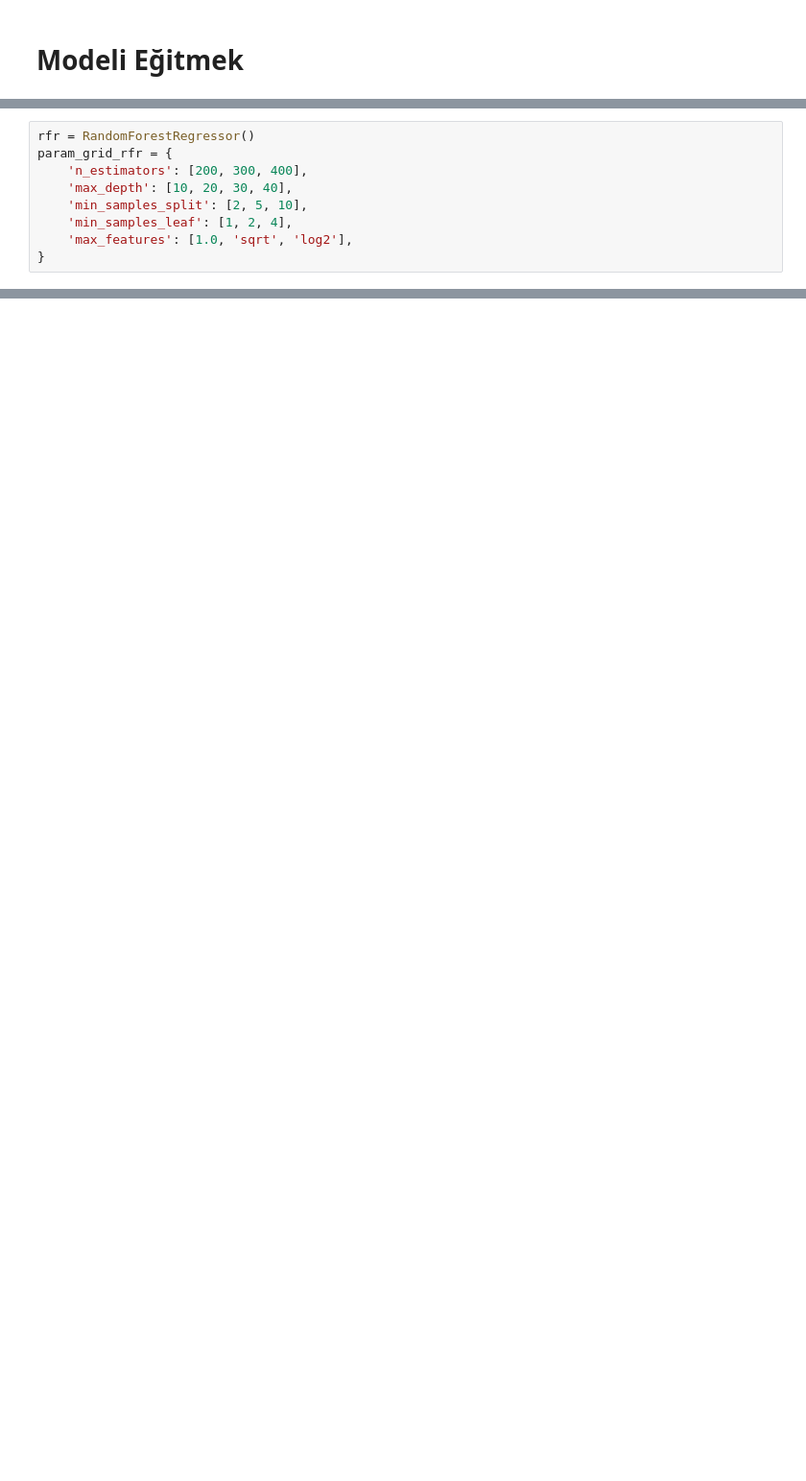
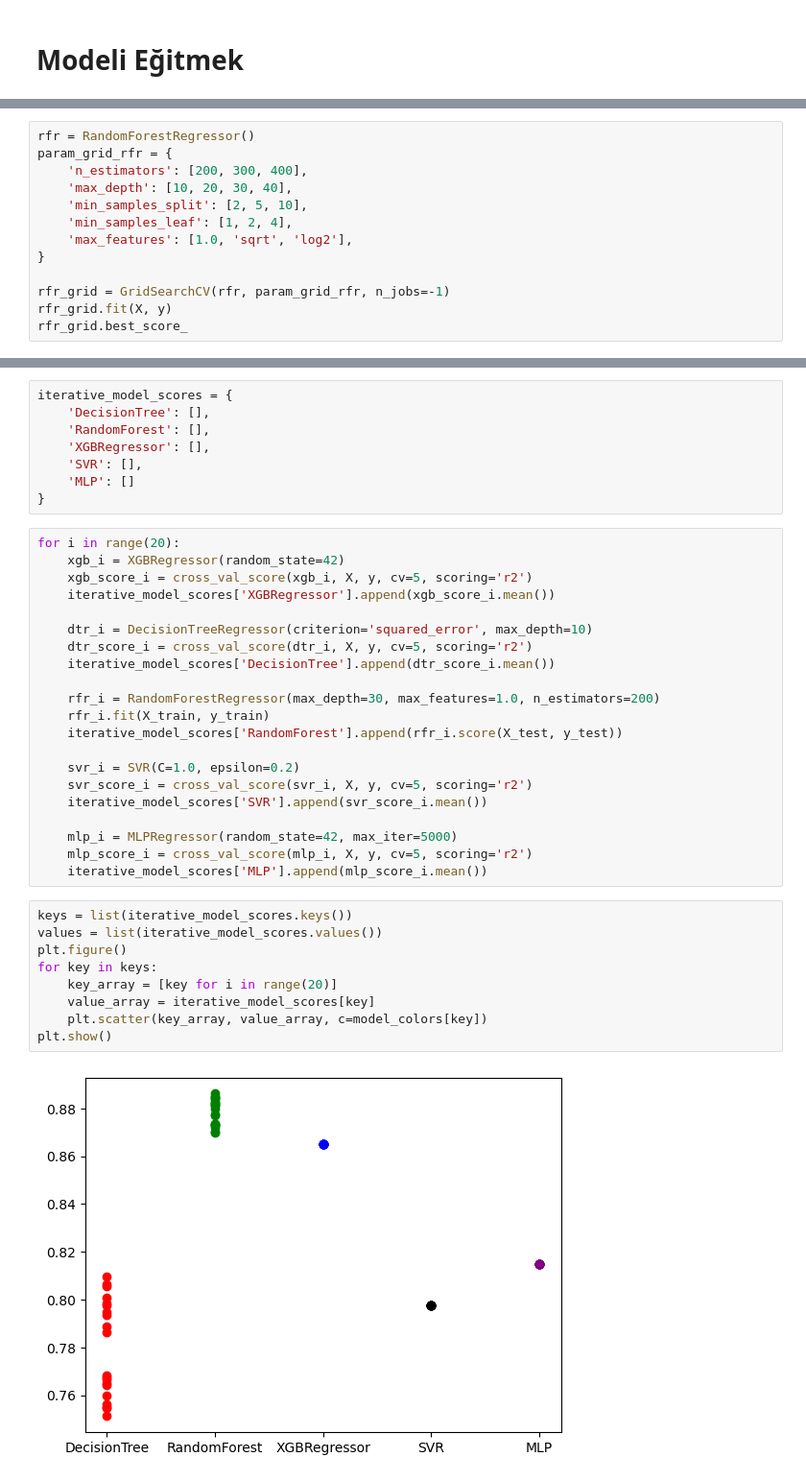
Before and after one commit to yigithankardas/StudentPerformancePrediction, a Jupyter notebook: model.ipynb, the cells around one changed output, grey strips where cells are left out. Shown at 96% size. Saved outputs shown, nothing was run; the diff lists cells and outputs as text; blank space fills up the shorter version.

```diff
--- a/model.ipynb
+++ b/model.ipynb
@@ -319,3 +356,7 @@ param_grid_rfr = {
     'min_samples_leaf': [1, 2, 4],
     'max_features': [1.0, 'sqrt', 'log2'],
 }
+
+rfr_grid = GridSearchCV(rfr, param_grid_rfr, n_jobs=-1)
+rfr_grid.fit(X, y)
+rfr_grid.best_score_
@@ -332,0 +425,40 @@ model = CatBoostRegressor(iterations=1000, use_best_model=True, eval_metric = 'R
+# %%
+iterative_model_scores = {
+    'DecisionTree': [],
+    'RandomForest': [],
+    'XGBRegressor': [],
+    'SVR': [],
+    'MLP': []
+}
+# %%
+for i in range(20):
+    xgb_i = XGBRegressor(random_state=42)
+    xgb_score_i = cross_val_score(xgb_i, X, y, cv=5, scoring='r2')
+    iterative_model_scores['XGBRegressor'].append(xgb_score_i.mean())
+
+    dtr_i = DecisionTreeRegressor(criterion='squared_error', max_depth=10)
+    dtr_score_i = cross_val_score(dtr_i, X, y, cv=5, scoring='r2')
+    iterative_model_scores['DecisionTree'].append(dtr_score_i.mean())
+
+    rfr_i = RandomForestRegressor(max_depth=30, max_features=1.0, n_estimators=200)
+    rfr_i.fit(X_train, y_train)
+    iterative_model_scores['RandomForest'].append(rfr_i.score(X_test, y_test))
+
+    svr_i = SVR(C=1.0, epsilon=0.2)
+    svr_score_i = cross_val_score(svr_i, X, y, cv=5, scoring='r2')
+    iterative_model_scores['SVR'].append(svr_score_i.mean())
+
+    mlp_i = MLPRegressor(random_state=42, max_iter=5000)
+    mlp_score_i = cross_val_score(mlp_i, X, y, cv=5, scoring='r2')
+    iterative_model_scores['MLP'].append(mlp_score_i.mean())
+# %%
+keys = list(iterative_model_scores.keys())
+values = list(iterative_model_scores.values())
+plt.figure()
+for key in keys:
+    key_array = [key for i in range(20)]
+    value_array = iterative_model_scores[key]
+    plt.scatter(key_array, value_array, c=model_colors[key])
+plt.show()
+# %% [output]
+[figure, added]
```
Also changed, not shown: parts of 19 cells of this notebook, 7 other files.
